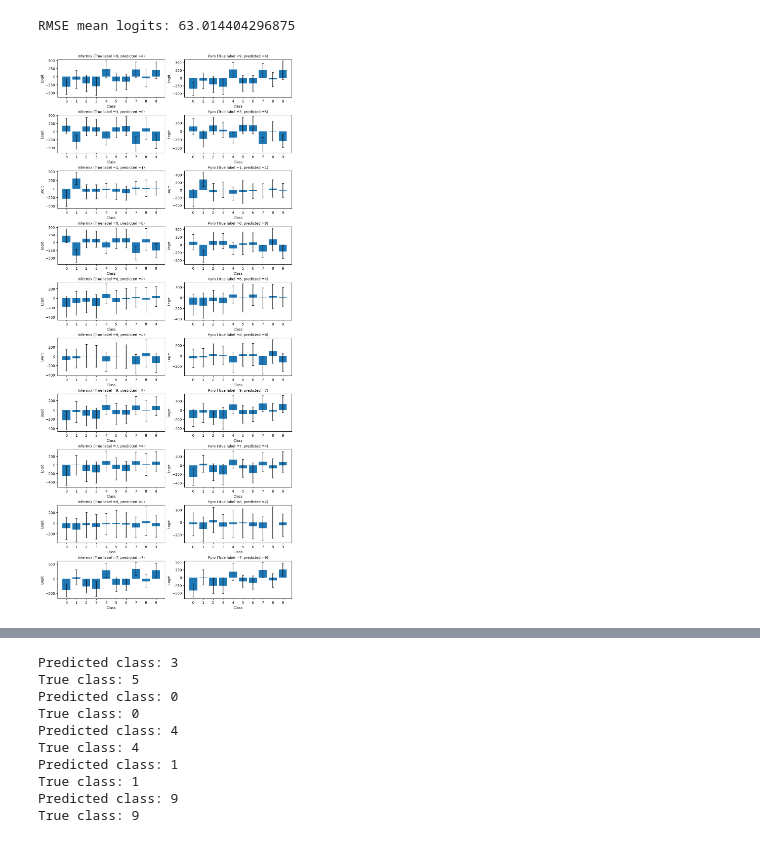
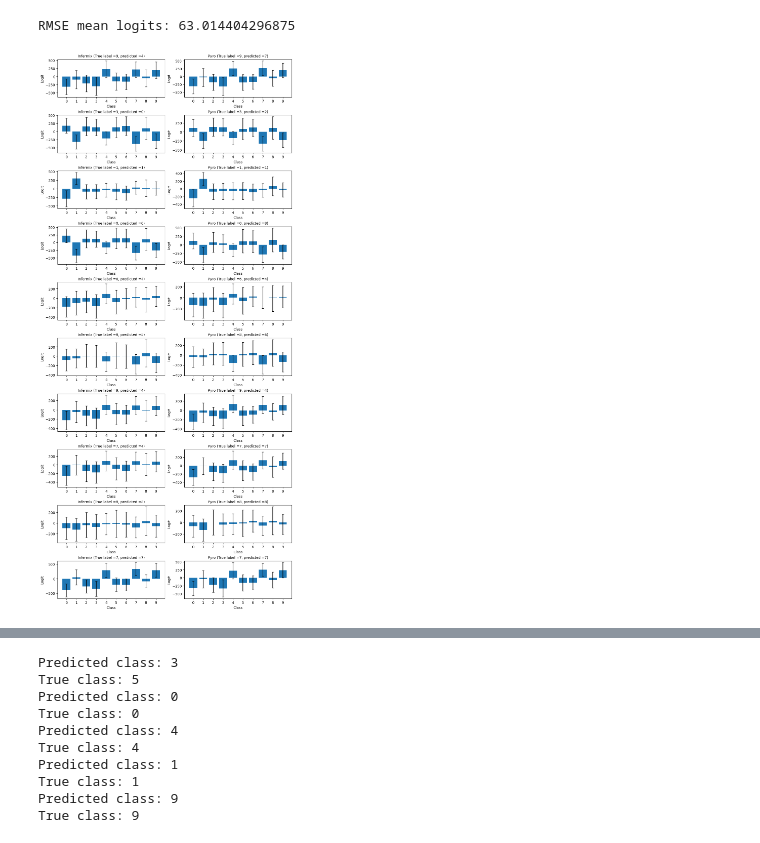
Before and after one commit to r-doz/NeuroInferMix, a Jupyter notebook: bnn_colab.ipynb, the cells around one changed output, grey strips where cells are left out. Drawn from its saved outputs; the diff is of its cells as text; code cells hidden in the pictures.

```diff
--- a/bnn_colab.ipynb
+++ b/bnn_colab.ipynb
@@ -635,32 +635,32 @@ def plot_compare_grid_10x2(
 
 
 def extract_from_dataloader(dl):
     xs = []
     ys = []
     for xb, yb in dl:
         xs.append(xb)
         ys.append(yb)
     return torch.cat(xs, dim=0), torch.cat(ys, dim=0)
 
 X_test, y_test = extract_from_dataloader(dl_test)
 
 if y_test.dim() == 2 and y_test.size(-1) == 10:
     y_test_idx = y_test.argmax(dim=-1)
 else:
     y_test_idx = y_test
 
 plot_compare_grid_10x2(
     X=X_test, y=y_test_idx,                 # or X, y
     bnn=bnn,
     learned_params=learned_params,
     device=device,
     bnn_forward_fixed_loc_scale_fn=bnn_forward_fixed_loc_scale,
     n_points=10,
-    num_samples_pyro=50,
+    num_samples_pyro=200,
     input_sigma=0.01,
     max_components=50,
     layer_sizes=(784, 100, 10),
     last_relu=False,
 )
 # %% [output]
-[figure, old version]
+[figure, new version]
```
Also changed, not shown: parts of 1 cell of this notebook.
